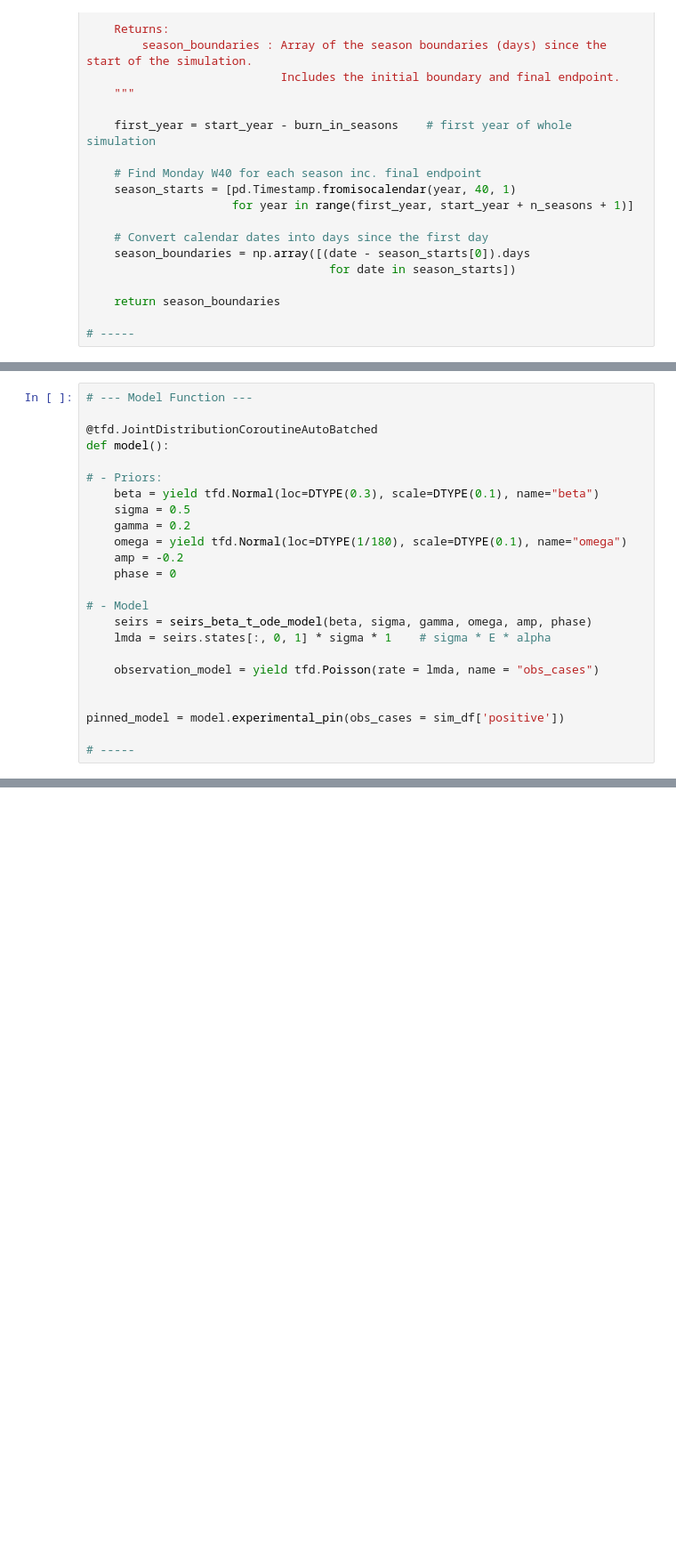
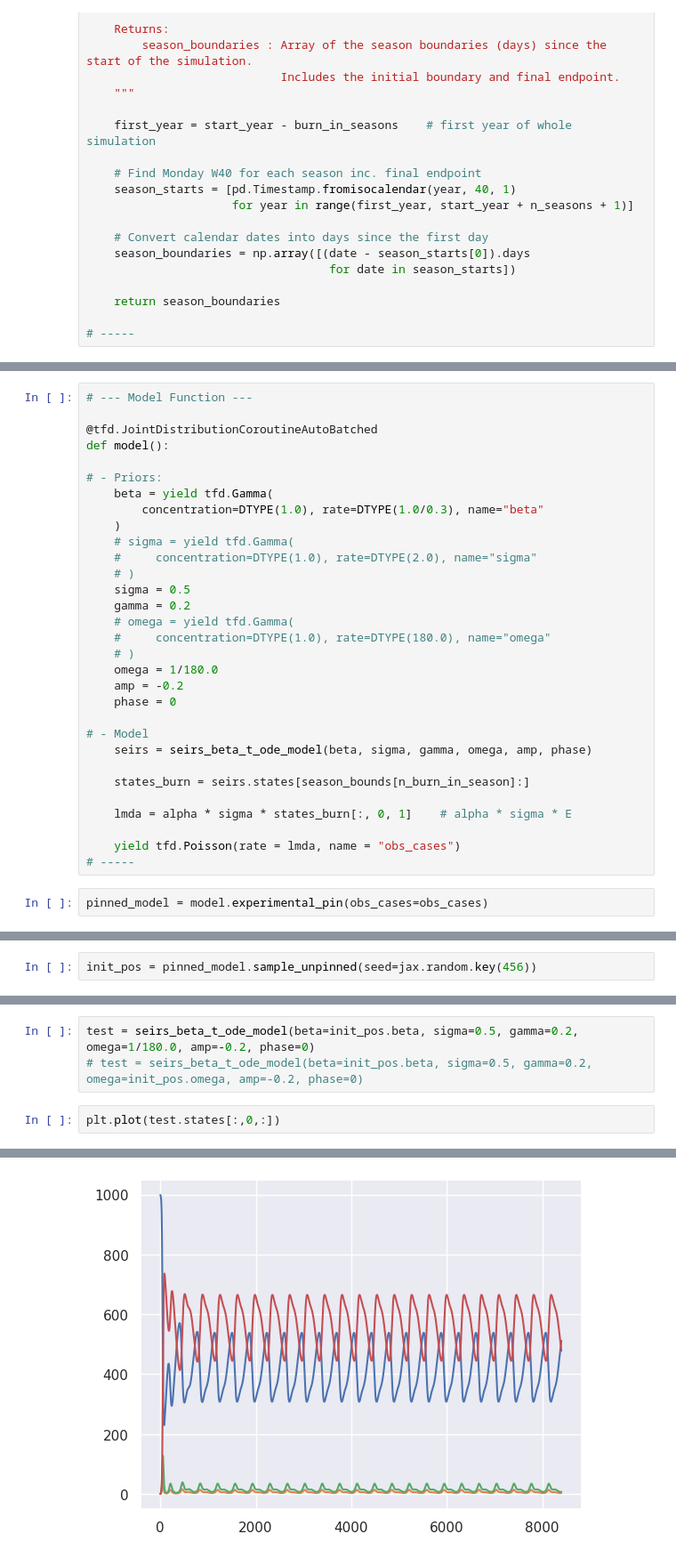
Before and after one commit to e-foster/flu-modelling-nihr, a Jupyter notebook: 05-simple-gemlib-flu-modelling.ipynb, the cells around one changed output, grey strips where cells are left out. Shown at 89% size. Drawn from its saved outputs; the diff is of its cells as text; blank space fills up the shorter version.

```diff
--- a/05-simple-gemlib-flu-modelling.ipynb
+++ b/05-simple-gemlib-flu-modelling.ipynb
@@ -138,20 +152,29 @@ plt.plot(sim_df["time"], sim_df["positive"])
 def model():
 
 # - Priors:
-    beta = yield tfd.Normal(loc=DTYPE(0.3), scale=DTYPE(0.1), name="beta")
+    beta = yield tfd.Gamma(
+        concentration=DTYPE(1.0), rate=DTYPE(1.0/0.3), name="beta"
+    )
+    # sigma = yield tfd.Gamma(
+    #     concentration=DTYPE(1.0), rate=DTYPE(2.0), name="sigma"
+    # )
     sigma = 0.5
     gamma = 0.2
-    omega = yield tfd.Normal(loc=DTYPE(1/180), scale=DTYPE(0.1), name="omega")
+    # omega = yield tfd.Gamma(
+    #     concentration=DTYPE(1.0), rate=DTYPE(180.0), name="omega"
+    # )
+    omega = 1/180.0
     amp = -0.2
     phase = 0
 
 # - Model
     seirs = seirs_beta_t_ode_model(beta, sigma, gamma, omega, amp, phase)
-    lmda = seirs.states[:, 0, 1] * sigma * 1    # sigma * E * alpha
 
-    observation_model = yield tfd.Poisson(rate = lmda, name = "obs_cases")
+    states_burn = seirs.states[season_bounds[n_burn_in_season]:]
 
+    lmda = alpha * sigma * states_burn[:, 0, 1]    # alpha * sigma * E
 
-pinned_model = model.experimental_pin(obs_cases = sim_df['positive'])
-
+    yield tfd.Poisson(rate = lmda, name = "obs_cases")
 # -----
+# %%
+pinned_model = model.experimental_pin(obs_cases=obs_cases)
@@ -157,0 +185,2 @@ pinned_model = model.experimental_pin(obs_cases = sim_df['positive'])
+# %%
+init_pos = pinned_model.sample_unpinned(seed=jax.random.key(456))
@@ -157,0 +193,6 @@ pinned_model = model.experimental_pin(obs_cases = sim_df['positive'])
+# %%
+test = seirs_beta_t_ode_model(beta=init_pos.beta, sigma=0.5, gamma=0.2, omega=1/180.0, amp=-0.2, phase=0)
+# test = seirs_beta_t_ode_model(beta=init_pos.beta, sigma=0.5, gamma=0.2, omega=init_pos.omega, amp=-0.2, phase=0)
+# %%
+plt.plot(test.states[:,0,:])
+# %% [output]
@@ -157,0 +203 @@ pinned_model = model.experimental_pin(obs_cases = sim_df['positive'])
+[figure, added]
```
Also changed, not shown: parts of 12 cells of this notebook.
